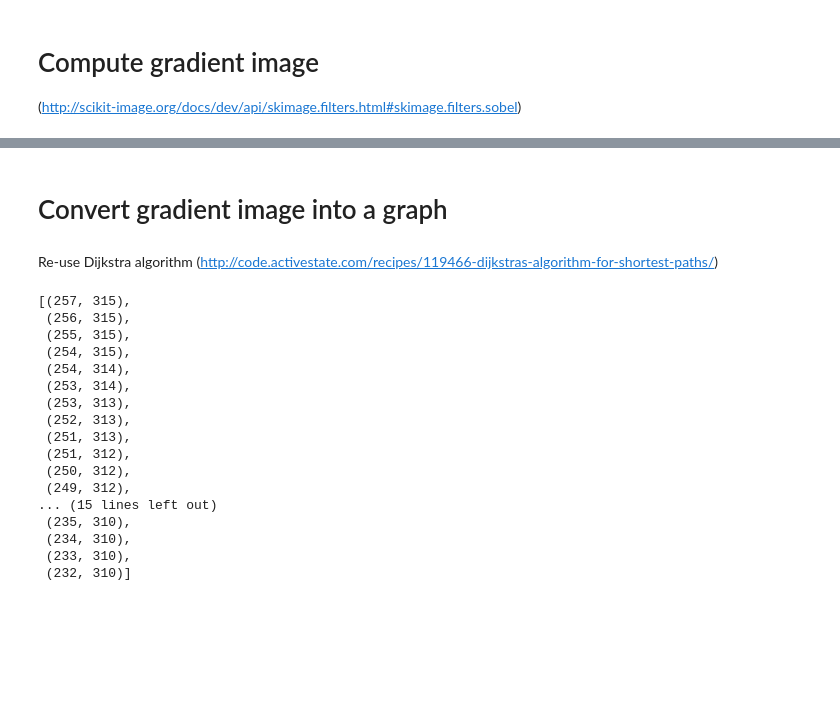
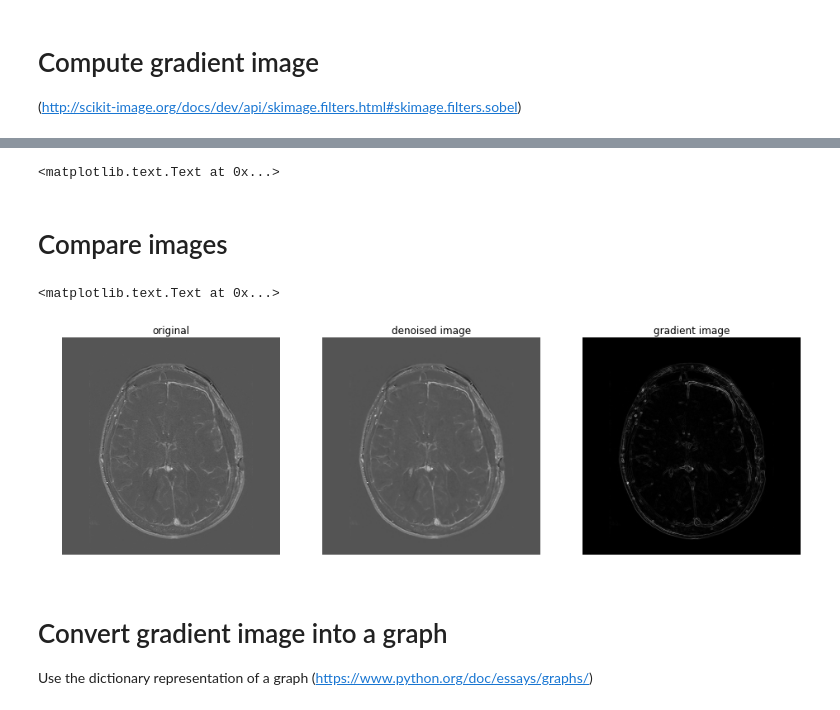
Before and after one commit to pdyban/livewire, a Jupyter notebook: notebooks/Livewire.ipynb, the cells around one changed output, grey strips where cells are left out. Drawn from its saved outputs; the diff is of its cells as text; code cells hidden in the pictures; blank space fills up the shorter version.

```diff
--- a/notebooks/Livewire.ipynb
+++ b/notebooks/Livewire.ipynb
@@ -54,5 +52,34 @@ Using matplotlib backend: MacOSX
+# %%
+edges = filters.scharr(denoised_image)
+# %%
+plt.figure(figsize=(10,10))
+plt.imshow(edges)
+plt.title('Gradient image')
+# %% [output]
+<matplotlib.text.Text at 0x...>
+# %% [markdown]
+# Compare images
+# %%
+fig, ax = plt.subplots(nrows=1, ncols=3, figsize=(16, 10), sharex=True,
+                       sharey=True, subplot_kw={'adjustable': 'box-forced'})
+
+plt.gray()
+
+ax[0].imshow(image, cmap=pylab.cm.gray)
+ax[0].axis('off')
+ax[0].set_title('original')
+ax[1].imshow(denoised_image, cmap=pylab.cm.gray)
+ax[1].axis('off')
+ax[1].set_title('denoised image')
+ax[2].imshow(edges, cmap=pylab.cm.gray)
+ax[2].axis('off')
+ax[2].set_title('gradient image')
+# %% [output]
+<matplotlib.text.Text at 0x...>
+[figure, added]
 # %% [markdown]
 # Convert gradient image into a graph
+Use the dictionary representation of a graph (https://www.python.org/doc/essays/graphs/)
 # %%
 from math import fabs
 
@@ -81,5 +107,3 @@ for col in range(cols):
             dist[n] = fabs(edges[row][col] - edges[n[0], n[1]])
 
         G[(row,col)] = dist
-# %% [markdown]
-Re-use Dijkstra algorithm (http://code.activestate.com/recipes/119466-dijkstras-algorithm-for-shortest-paths/)
@@ -88,20 +109,0 @@ from dijkstra import shortestPath, shortestPath2
-# %%
-shortestPath2(G, (257, 315), (232, 310))
-# %% [output]
-[(257, 315),
- (256, 315),
- (255, 315),
- (254, 315),
- (254, 314),
- (253, 314),
- (253, 313),
- (252, 313),
- (251, 313),
- (251, 312),
- (250, 312),
- (249, 312),
-... (15 lines left out)
- (235, 310),
- (234, 310),
- (233, 310),
- (232, 310)]
```
Also changed, not shown: parts of 22 cells of this notebook, 1 other file.
